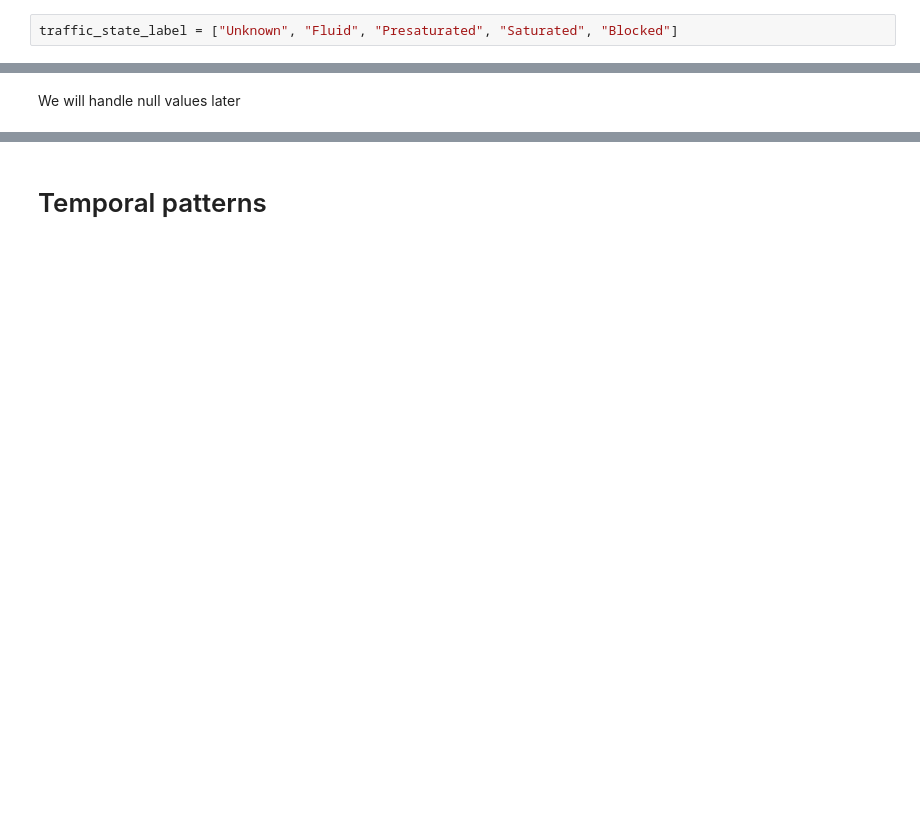
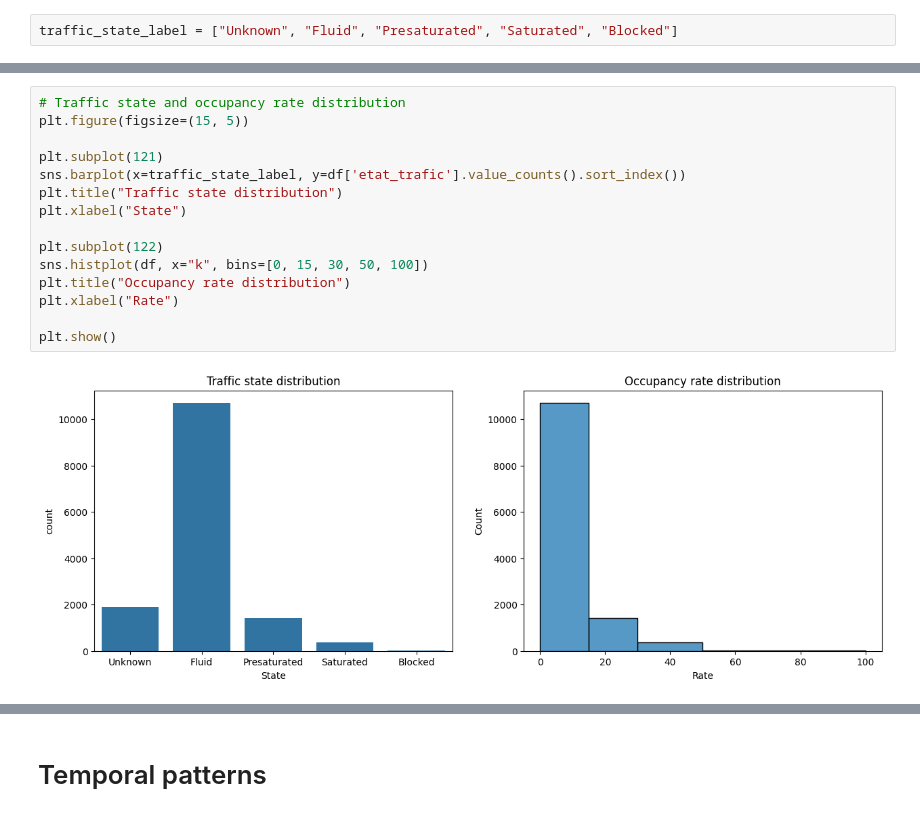
Before and after one commit to Rochdy-max/traffic-flow-prediction, a Jupyter notebook: main.ipynb, the cells around one changed output, grey strips where cells are left out. Saved outputs shown, nothing was run; the diff lists cells and outputs as text; blank space fills up the shorter version.

```diff
--- a/main.ipynb
+++ b/main.ipynb
@@ -177,2 +304,17 @@ w1_df[w1_df["etat_trafic"] == 0].describe()
-# %% [markdown]
-We will handle null values later
+# %%
+# Traffic state and occupancy rate distribution
+plt.figure(figsize=(15, 5))
+
+plt.subplot(121)
+sns.barplot(x=traffic_state_label, y=df['etat_trafic'].value_counts().sort_index())
+plt.title("Traffic state distribution")
+plt.xlabel("State")
+
+plt.subplot(122)
+sns.histplot(df, x="k", bins=[0, 15, 30, 50, 100])
+plt.title("Occupancy rate distribution")
+plt.xlabel("Rate")
+
+plt.show()
+# %% [output]
+[figure, added]
```
Also changed, not shown: parts of 35 cells of this notebook.
